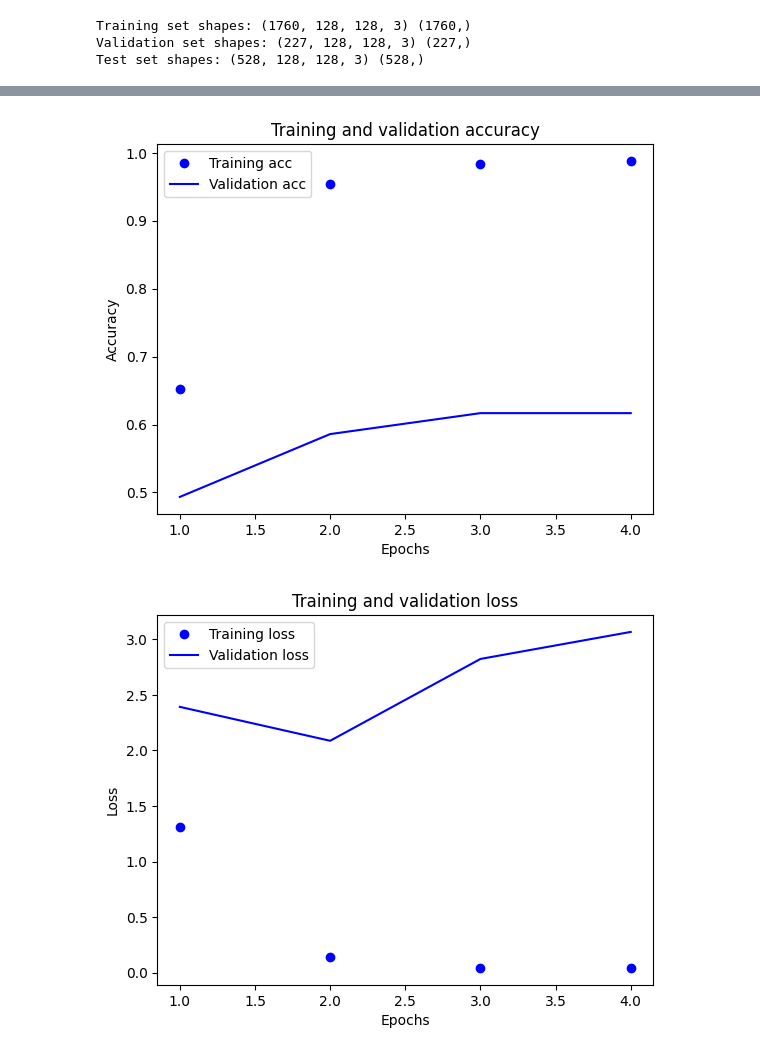
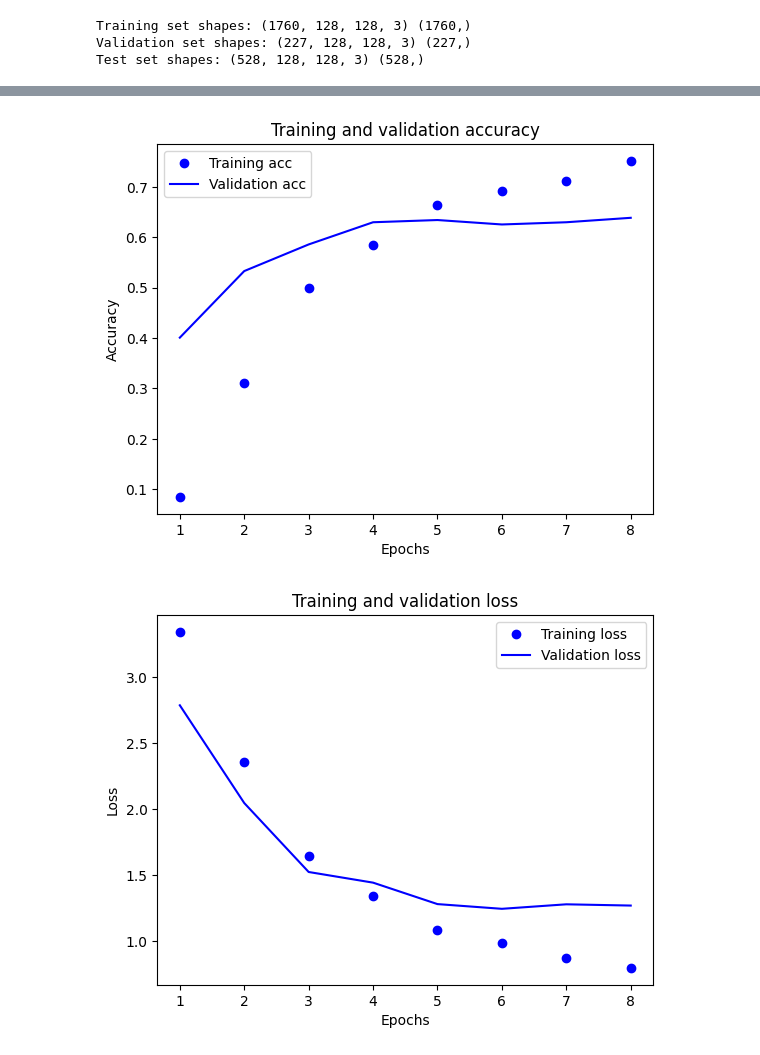
Before and after one commit to MichalinaH/DataScienceStudies, a Jupyter notebook: WUM/asl_image_classification_CNN.ipynb, the cells around one changed output, grey strips where cells are left out. Drawn from its saved outputs; the diff is of its cells as text; code cells hidden in the pictures.

```diff
--- a/WUM/asl_image_classification_CNN.ipynb
+++ b/WUM/asl_image_classification_CNN.ipynb
@@ -92,7 +92,7 @@ a
 from sklearn.ensemble import RandomForestClassifier
 from sklearn.metrics import accuracy_score
 
-random_forest = RandomForestClassifier(criterion='entropy', max_depth=12)
+random_forest = RandomForestClassifier(max_depth=12, min_samples_split=7)
 random_forest.fit(X_train.reshape(len(X_train), -1), y_train)
 
 y_pred = random_forest.predict(X_test.reshape(len(X_test), -1))
@@ -133,7 +118,9 @@ import tensorflow as tf
 from tensorflow.keras.models import Sequential
 from tensorflow.keras.layers import Conv2D, MaxPooling2D, Flatten, Dense
 # %%
-base_model = Sequential([
+from tensorflow.keras.layers import Dropout
+
+model = Sequential([
     Conv2D(32, (3, 3), activation='relu', input_shape=(128, 128, 3)),
     MaxPooling2D((2, 2)),
     Conv2D(64, (3, 3), activation='relu'),
@@ -142,5 +129,8 @@ base_model = Sequential([
     MaxPooling2D((2, 2)),
     Flatten(),
     Dense(128, activation='relu'),
-    Dense(36, activation='softmax'),
+    Dropout(0.5),
+    Dense(64, activation='relu'),
+    Dropout(0.5),
+    Dense(36, activation='softmax')
 ])
@@ -147,10 +157,10 @@ base_model = Sequential([
 # %%
-base_model.compile(optimizer='adam',
+model.compile(optimizer='adam',
               loss='sparse_categorical_crossentropy',
               metrics=['accuracy'])
 # %%
 from tensorflow.keras.callbacks import EarlyStopping
 early_stopping = EarlyStopping(monitor='val_loss', patience=2)
 
-base_history = base_model.fit(X_train, y_train, epochs=20, validation_data=(X_val, y_val), callbacks=[early_stopping])
+history = model.fit(X_train, y_train, epochs=30, validation_data=(X_val, y_val), callbacks=[early_stopping])
 # %% [output]
@@ -165,29 +183,29 @@ Epoch 4/20
 # %%
-acc = base_history.history['accuracy']
-val_acc = base_history.history['val_accuracy']
-loss = base_history.history['loss']
-val_loss = base_history.history['val_loss']
+acc = history.history['accuracy']
+val_acc = history.history['val_accuracy']
+loss = history.history['loss']
+val_loss = history.history['val_loss']
 
 epochs = range(1, len(acc) + 1)
 
 plt.plot(epochs, acc, 'bo', label='Training acc')
 plt.plot(epochs, val_acc, 'b', label='Validation acc')
 plt.title('Training and validation accuracy')
 plt.xlabel("Epochs")
 plt.ylabel("Accuracy")
 plt.legend()
 
 plt.figure()
 
 plt.plot(epochs, loss, 'bo', label='Training loss')
 plt.plot(epochs, val_loss, 'b', label='Validation loss')
 plt.title('Training and validation loss')
 plt.xlabel("Epochs")
 plt.ylabel("Loss")
 plt.legend()
 
 plt.show()
 # %% [output]
-[figure, old version]
+[figure, new version]
-[figure, old version]
+[figure, new version]
 # %%
```
Also changed, not shown: parts of 11 cells of this notebook.
